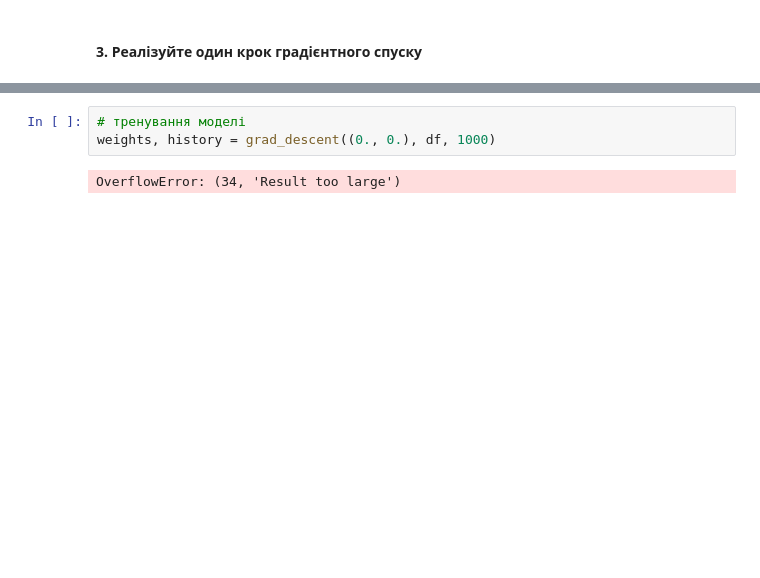
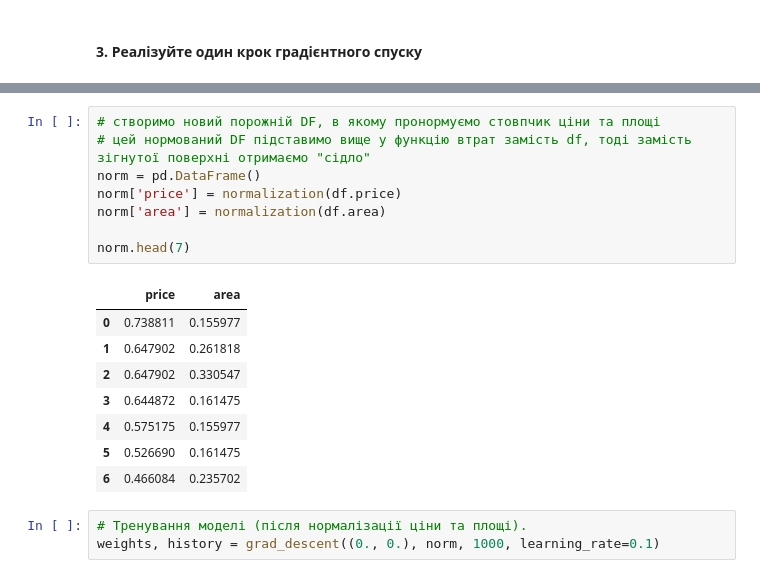
Before and after one commit to evgen-kulik/data_science_hw3, a Jupyter notebook: HW3.ipynb, the cells around one changed output, grey strips where cells are left out. Drawn from its saved outputs; the diff is of its cells as text; blank space fills up the shorter version.

```diff
--- a/HW3.ipynb
+++ b/HW3.ipynb
@@ -141,5 +153,20 @@ def grad_descent(weights, df, num_iter, learning_rate=0.001, epsilon=0.01):
+# %%
+# створимо новий порожній DF, в якому пронормуємо стовпчик ціни та площі
+# цей нормований DF підставимо вище у функцію втрат замість df, тоді замість зігнутої поверхні отримаємо "сідло"
+norm = pd.DataFrame()
+norm['price'] = normalization(df.price)
+norm['area'] = normalization(df.area)
+
+norm.head(7)
+# %% [output]
+|  | price | area |
+| 0 | 0.738811 | 0.155977 |
+| 1 | 0.647902 | 0.261818 |
+| 2 | 0.647902 | 0.330547 |
+| 3 | 0.644872 | 0.161475 |
+| 4 | 0.575175 | 0.155977 |
+| 5 | 0.526690 | 0.161475 |
+| 6 | 0.466084 | 0.235702 |
 # %%
-# тренування моделі
-weights, history = grad_descent((0., 0.), df, 1000)
+# Тренування моделі (після нормалізації ціни та площі).
+weights, history = grad_descent((0., 0.), norm, 1000, learning_rate=0.1)
-# %% [output]
-OverflowError: (34, 'Result too large')
```
Also changed, not shown: parts of 17 cells of this notebook, 1 other file.
